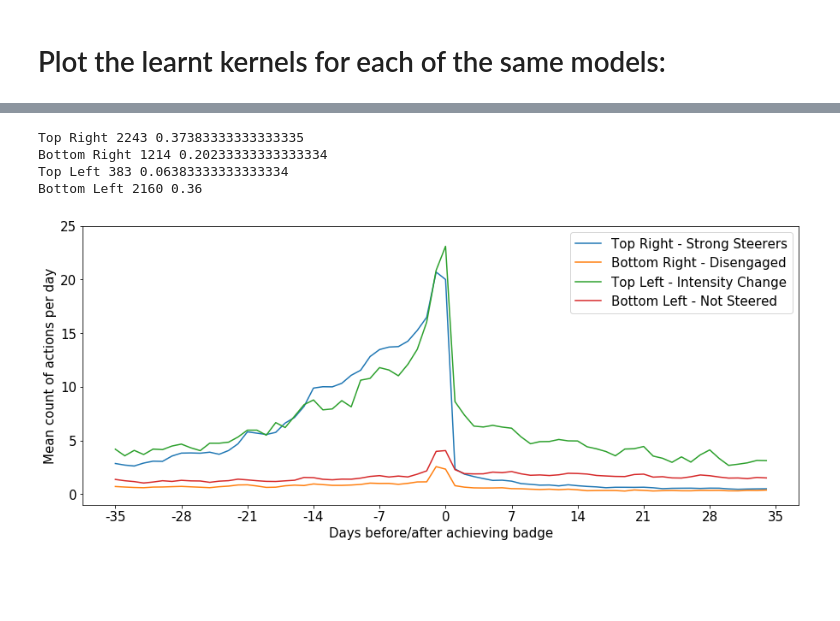
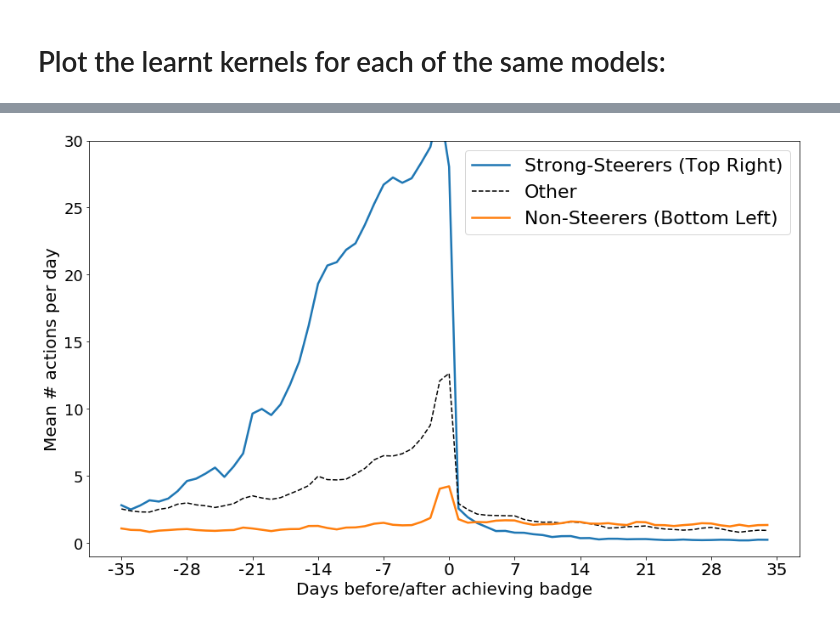
Before and after one commit to NickHoernle/incentive_design, a Jupyter notebook: notebooks/model_count_data_2019-12.ipynb, the cells around one changed output, grey strips where cells are left out. Saved outputs shown, nothing was run; the diff lists cells and outputs as text; code cells hidden in the pictures; blank space fills up the shorter version.

Commit message:
Checkpointing before adding changes for the study of the EDITING badges

```diff
--- a/notebooks/model_count_data_2019-12.ipynb
+++ b/notebooks/model_count_data_2019-12.ipynb
@@ -251,0 +338,2 @@ plt.show()
+# %%
+sigmoid = lambda x: np.exp(x)/(1+np.exp(x))
@@ -251,0 +360,14 @@ plt.show()
+# %%
+w1_thresh_pos=.3
+w2_thresh_pos=.3
+
+w1_thresh_neg=.2
+w2_thresh_neg=.1
+
+s1_s2 =         (sigmoid(w1*latent_dim) >= w1_thresh_pos)     & (sigmoid(w2*latent_dim2) >= w2_thresh_pos)# | center
+min_s1_min_s2 = (sigmoid(w1*latent_dim) <= w1_thresh_neg) & (sigmoid(w2*latent_dim2) <= w2_thresh_neg)# & ~center
+center =        ~(s1_s2 | min_s1_min_s2)
+
+print('Top Right', np.sum(s1_s2), '&', round(100*np.sum(s1_s2)/len(s1_s2),2),'%')
+print('Bottom Left', np.sum(min_s1_min_s2),'&',round(100* np.sum(min_s1_min_s2)/len(s1_s2),2),'%')
+print('Center', np.sum(center),'&', round(100*np.sum(center)/len(s1_s2),2),'%')
@@ -368,59 +480,25 @@ np.log(0.15/(1-0.15))
 # %%
-w1 = model.steer_weight[0].detach().numpy()
-w2 = model.steer_weight[1].detach().numpy()
-
-x_outs = np.array(x_outs)
-latent_dim = np.array(latent_dim)
-latent_dim2 = np.array(latent_dim2)
-
-# plt.plot(np.mean(x_outs[(w1*latent_dim > .25) & (w2*latent_dim2 > .25)]))
-w1_thresh=0
-w2_thresh=0
-w1_thresh_neg=-1.734
-w2_thresh_neg=-1.734
-
-
-center =        (w1*latent_dim > w1_thresh_neg) &\
-                (w2*latent_dim2 > w2_thresh_neg)&\
-                (w1*latent_dim < w1_thresh) &\
-                (w2*latent_dim2 < w2_thresh)
-
-s1_s2 =         (w1*latent_dim >= w1_thresh_neg)     & (w2*latent_dim2 >= w2_thresh_neg) | center
-
-s1_min_s2 =     (w1*latent_dim >= w1_thresh_neg)     & (w2*latent_dim2 <= w2_thresh_neg) & ~center
-
-min_s1_s2 =     (w1*latent_dim <= w1_thresh_neg) & (w2*latent_dim2 >= w2_thresh_neg) & ~center
-
-min_s1_min_s2 = (w1*latent_dim <= w1_thresh_neg) & (w2*latent_dim2 <= w2_thresh_neg) & ~center
-
-# other =
-
-print('Top Right', np.sum(s1_s2), np.sum(s1_s2)/len(s1_s2))
-print('Bottom Right', np.sum(s1_min_s2), np.sum(s1_min_s2)/len(s1_s2))
-print('Top Left', np.sum(min_s1_s2), np.sum(min_s1_s2)/len(s1_s2))
-print('Bottom Left', np.sum(min_s1_min_s2), np.sum(min_s1_min_s2)/len(s1_s2))
 # print('center', np.sum(center))
 # print('min-S1 min-S2', np.sum(min_s1_min_s2))
+x_outs = np.array(x_outs)
 
-plt.figure(figsize=(15,6))
-plt.plot(np.mean(x_outs[s1_s2], axis=0),         label='Top Right - Strong Steerers')
-plt.plot(np.mean(x_outs[s1_min_s2], axis=0),     label='Bottom Right - Disengaged')
-plt.plot(np.mean(x_outs[min_s1_s2], axis=0),     label='Top Left - Intensity Change')
-plt.plot(np.mean(x_outs[min_s1_min_s2], axis=0), label='Bottom Left - Not Steered')
+plt.figure(figsize=(15,9))
+plt.plot(np.mean(x_outs[s1_s2], axis=0), label='Strong-Steerers (Top Right)', lw=2.5, color='C0')
+plt.plot(np.mean(x_outs[center], axis=0), label='Other', ls='--',  lw=1.5, color='black')
+plt.plot(np.mean(x_outs[min_s1_min_s2], axis=0), label='Non-Steerers (Bottom Left)',   lw=2.5, color='C1')
+# plt.plot(np.mean(x_outs[min_s1_min_s2], axis=0), label='Bottom Left - Not Steered',   lw=2, color='red')
 # plt.plot(np.mean(x_outs[center], axis=0), label='Bottom Left - Not Steered')
 
-plt.xticks(np.arange(0, 11*7, 7), np.arange(-5*7, 6*7, 7), fontsize=15)
-plt.yticks(fontsize=15)
-plt.xlabel('Days before/after achieving badge', fontsize=15)
-plt.ylabel('Mean count of actions per day', fontsize=15)
+plt.xticks(np.arange(0, 11*7, 7), np.arange(-5*7, 6*7, 7), fontsize=20)
+plt.yticks(fontsize=18)
+plt.xlabel('Days before/after achieving badge', fontsize=20)
+plt.ylabel('Mean # actions per day', fontsize=20)
 
-plt.legend(loc='best', fontsize=15)
-plt.ylim([-1,25])
+plt.legend(loc='best', fontsize=22)
+plt.ylim([-1,30])
+fig = plt.gcf()
+fig.savefig('/Users/nickhoernle/Desktop/steering_mean_response.eps', format='eps', bbox_inches='tight')
 # plt.plot(np.mean(x_outs[(w1*latent_dim < -.25) & (w2*latent_dim2 < -.25)], axis=0))
 plt.show()
 # %% [output]
-Top Right 2243 0.37383333333333335
-Bottom Right 1214 0.20233333333333334
-Top Left 383 0.06383333333333334
-Bottom Left 2160 0.36
-[figure, old version]
+[figure, new version]
```
Also changed, not shown: parts of 66 cells of this notebook, 4 other files.
